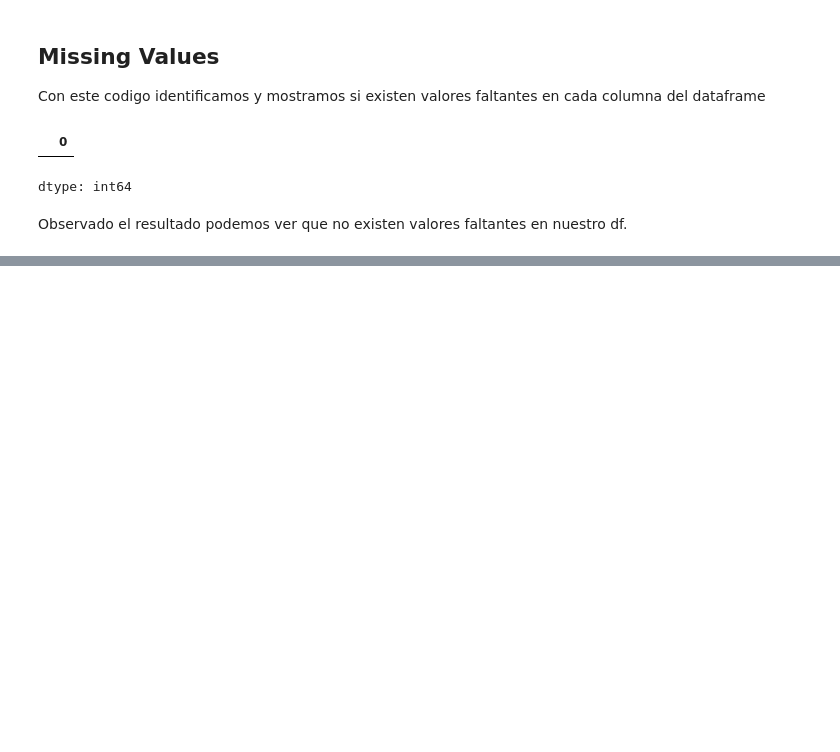
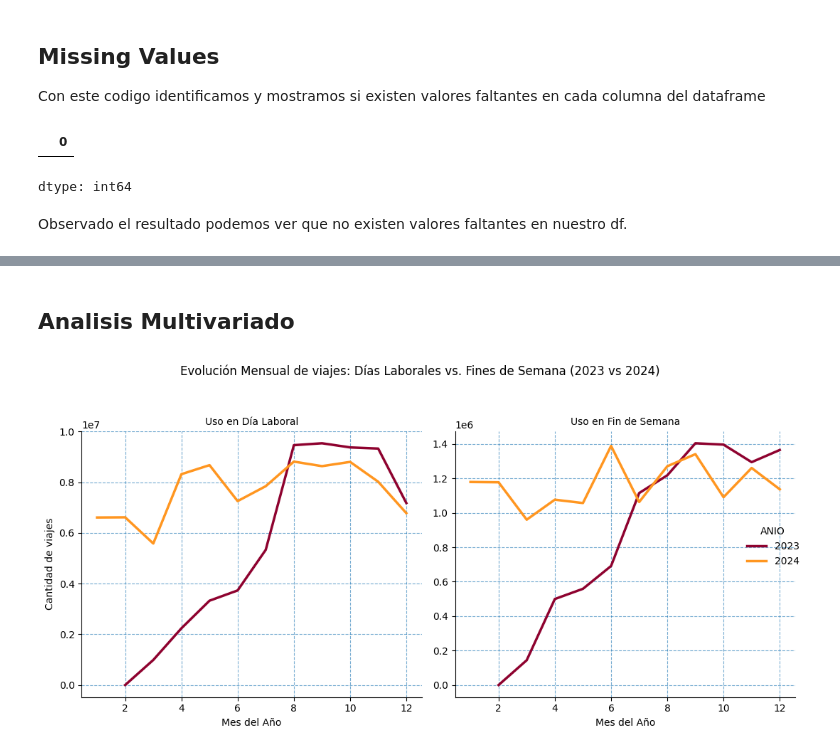
Before and after one commit to francusi/CoderDS, a Jupyter notebook: ProyectoDSParteIBarrionuevo.ipynb, the cells around one changed output, grey strips where cells are left out. Saved outputs shown, nothing was run; the diff lists cells and outputs as text; code cells hidden in the pictures; blank space fills up the shorter version.

```diff
--- a/ProyectoDSParteIBarrionuevo.ipynb
+++ b/ProyectoDSParteIBarrionuevo.ipynb
@@ -247,0 +202,36 @@ dtype: object
+# %% [markdown]
+## Analisis Multivariado
+# %%
+# Segmentamos los dias por dia laboral o fin de semana
+df_filtrado['TIPO_DIA'] = df_filtrado['DIA_TRANSPORTE'].dt.weekday.apply(lambda x: 'Día Laboral' if x < 5 else 'Fin de Semana')
+
+# Extraemos mes de la columna 'DIA_TRANSPORTE'
+df_filtrado['MES'] = df_filtrado['DIA_TRANSPORTE'].dt.month
+
+# Agrupamos por año, mes, dia y sumamos la cantidad de viajes
+usos_mensuales_tipodia = df_filtrado.groupby(['ANIO', 'MES', 'TIPO_DIA'])['CANTIDAD'].sum().reset_index()
+
+# Usamos relplot que es ideal para crear subplots
+g = sns.relplot(
+    data=usos_mensuales_tipodia,
+    x='MES',
+    y='CANTIDAD',
+    hue='ANIO',          # El color diferenciará el año
+    col='TIPO_DIA',      # ESTA LÍNEA CREA LOS DOS GRÁFICOS SEPARADOS
+    kind='line',         # Le decimos que queremos un gráfico de líneas
+    lw=2.5,              # Hacemos las líneas un poco más gruesas
+    palette=['#8E022F', '#FF9620'], # Paleta de colores (gris para el pasado, azul para el presente)
+    facet_kws={'sharey': False} # MUY IMPORTANTE: Permite que cada gráfico tenga su propia escala Y
+)
+
+# Mejoramos los títulos y etiquetas para mayor claridad
+g.fig.suptitle('Evolución Mensual de viajes: Días Laborales vs. Fines de Semana (2023 vs 2024)', y=1.05)
+g.set_axis_labels("Mes del Año", "Cantidad de viajes")
+g.set_titles("Uso en {col_name}") # Títulos dinámicos para cada subplot
+g.map(plt.grid, linestyle='--', alpha=0.6) # Añade una grilla a cada gráfico
+
+# Ajustamos para que se vea bien
+plt.tight_layout()
+plt.show()
+# %% [output]
+[figure, added]
```
Also changed, not shown: parts of 17 cells of this notebook.
